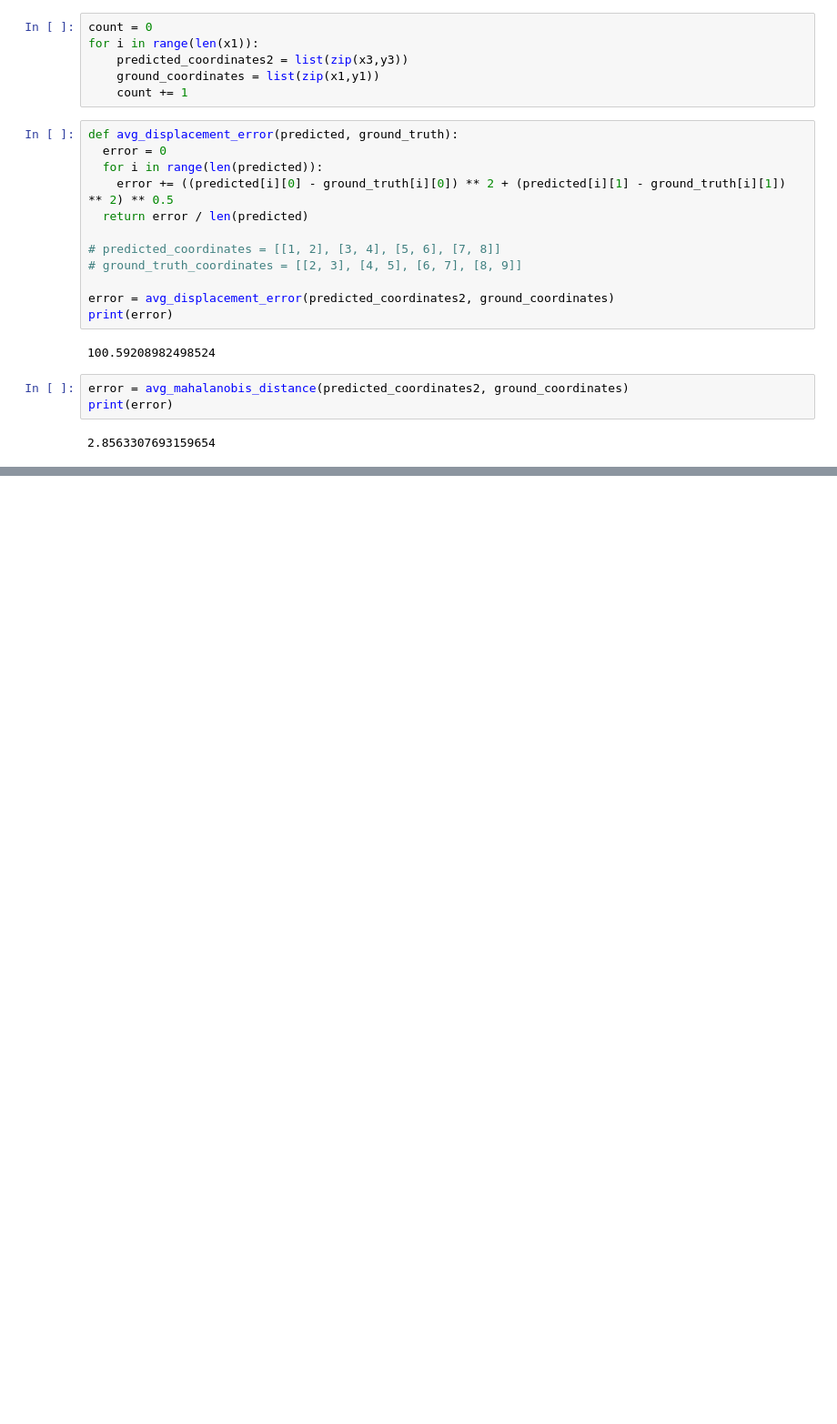
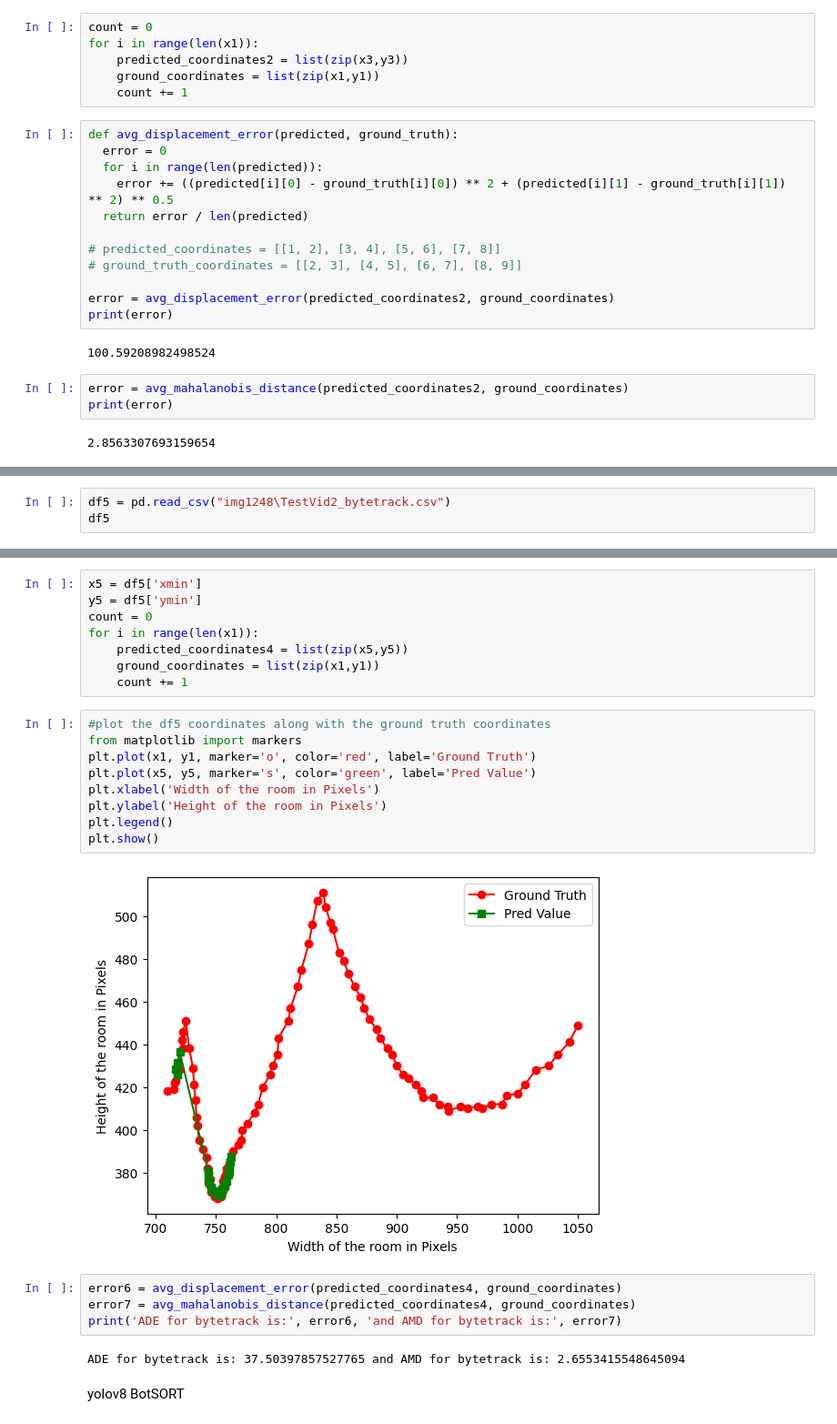
Before and after one commit to Prithviraj97/DisplacementError, a Jupyter notebook: TrackingResults.ipynb, the cells around one changed output, grey strips where cells are left out. Shown at 91% size. Drawn from its saved outputs; the diff is of its cells as text; blank space fills up the shorter version.

```diff
--- a/TrackingResults.ipynb
+++ b/TrackingResults.ipynb
@@ -152,0 +203,3 @@ print(error)
+# %%
+df5 = pd.read_csv("img1248\TestVid2_bytetrack.csv")
+df5
@@ -152,0 +224,27 @@ print(error)
+# %%
+x5 = df5['xmin']
+y5 = df5['ymin']
+count = 0
+for i in range(len(x1)):
+    predicted_coordinates4 = list(zip(x5,y5))
+    ground_coordinates = list(zip(x1,y1))
+    count += 1
+# %%
+#plot the df5 coordinates along with the ground truth coordinates
+from matplotlib import markers
+plt.plot(x1, y1, marker='o', color='red', label='Ground Truth')
+plt.plot(x5, y5, marker='s', color='green', label='Pred Value')
+plt.xlabel('Width of the room in Pixels')
+plt.ylabel('Height of the room in Pixels')
+plt.legend()
+plt.show()
+# %% [output]
+[figure, added]
+# %%
+error6 = avg_displacement_error(predicted_coordinates4, ground_coordinates)
+error7 = avg_mahalanobis_distance(predicted_coordinates4, ground_coordinates)
+print('ADE for bytetrack is:', error6, 'and AMD for bytetrack is:', error7)
+# %% [output]
+ADE for bytetrack is: 37.50397857527765 and AMD for bytetrack is: 2.6553415548645094
+# %% [markdown]
+yolov8 BotSORT
```
Also changed, not shown: parts of 12 cells of this notebook.
